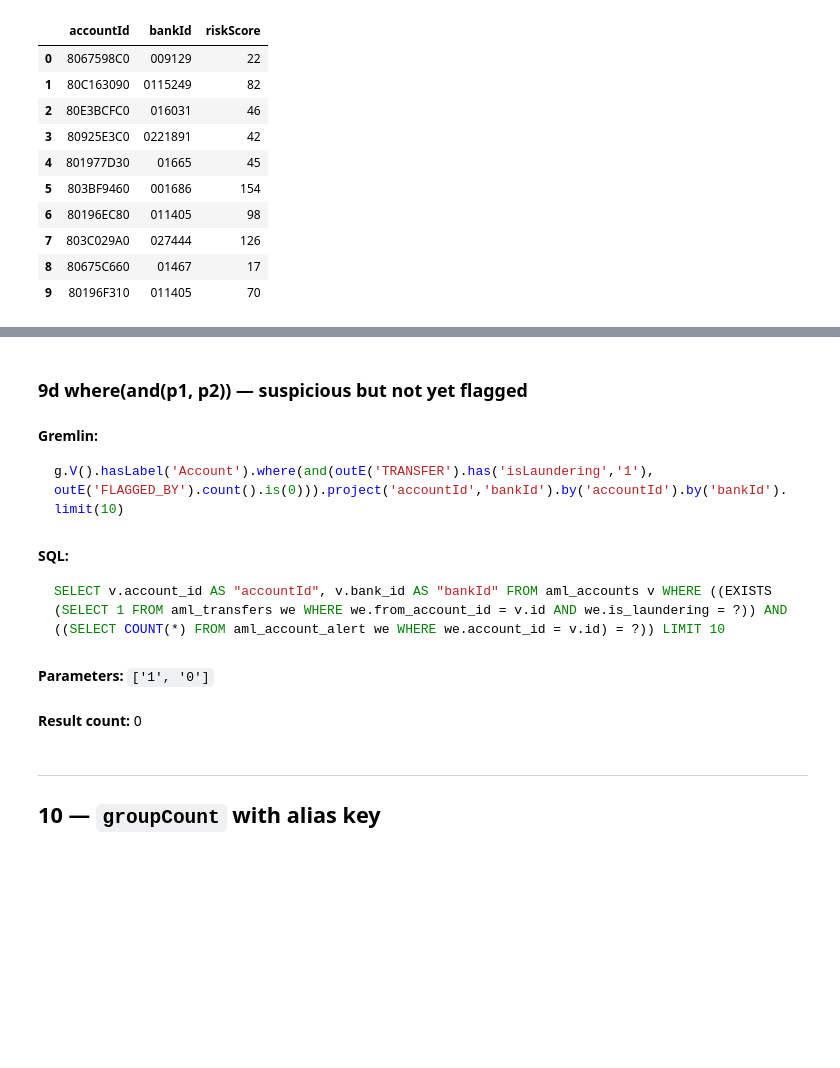
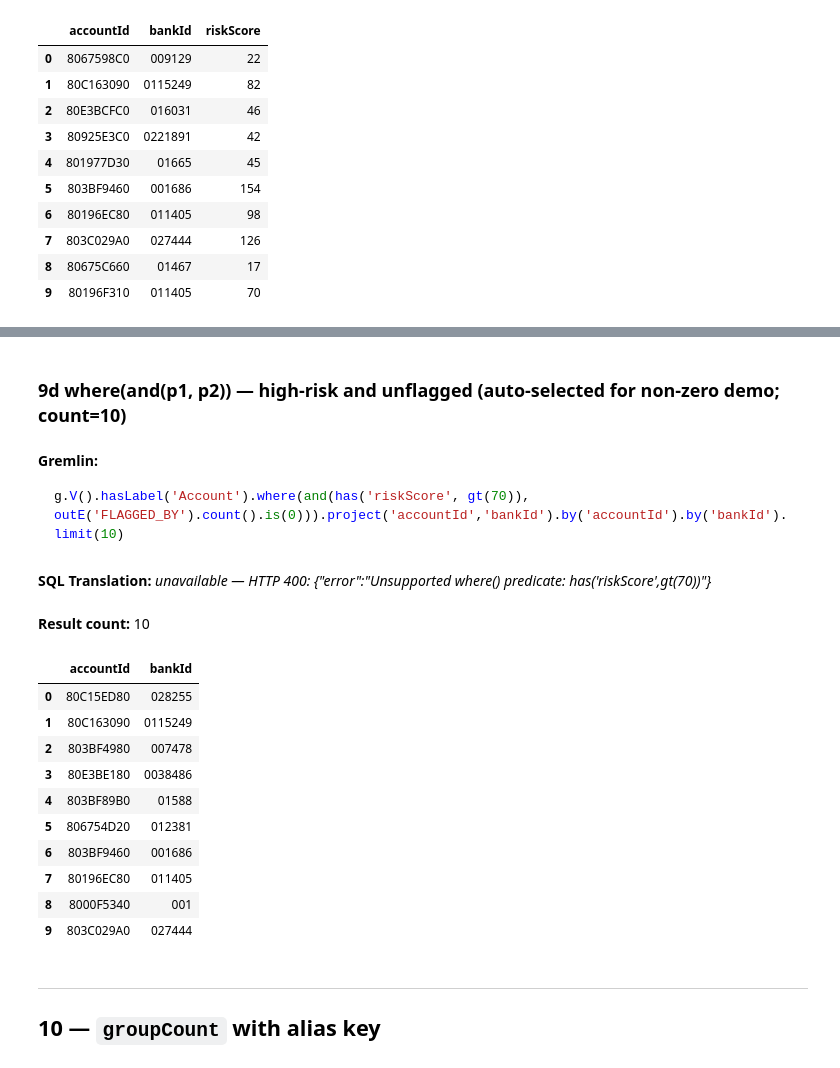
Before and after one commit to vaijosh/graph-query-engine, a Jupyter notebook: iceberg_sql_capability_showcase.ipynb, the cells around one changed output, grey strips where cells are left out. Drawn from its saved outputs; the diff is of its cells as text; code cells hidden in the pictures; blank space fills up the shorter version.

````diff
--- a/iceberg_sql_capability_showcase.ipynb
+++ b/iceberg_sql_capability_showcase.ipynb
@@ -1310,23 +1324,36 @@ SELECT v.account_id AS "accountId", v.bank_id AS "bankId" FROM aml_accounts v WH
 | 7 | 806759B30 | 0017246 |
 | 8 | 803BF4980 | 007478 |
 | 9 | 80E3BE180 | 0038486 |
-# %%
-show(
-    "g.V().hasLabel('Account').where(and(outE('TRANSFER').has('isLaundering','1'), outE('FLAGGED_BY').count().is(0))).project('accountId','bankId').by('accountId').by('bankId').limit(10)",
-    title="9d  where(and(p1, p2)) — suspicious but not yet flagged",
-)
-# %% [output]
-### 9d  where(and(p1, p2)) — suspicious but not yet flagged
-**Gremlin:**
-```groovy
-g.V().hasLabel('Account').where(and(outE('TRANSFER').has('isLaundering','1'), outE('FLAGGED_BY').count().is(0))).project('accountId','bankId').by('accountId').by('bankId').limit(10)
-```
-**SQL:**
-```sql
-SELECT v.account_id AS "accountId", v.bank_id AS "bankId" FROM aml_accounts v WHERE ((EXISTS (SELECT 1 FROM aml_transfers we WHERE we.from_account_id = v.id AND we.is_laundering = ?)) AND ((SELECT COUNT(*) FROM aml_account_alert we WHERE we.account_id = v.id) = ?)) LIMIT 10
-```
-**Parameters:** `['1', '0']`
-**Result count:** 0
+# %%
+q9d_candidates = [
+    ("suspicious but unflagged", "g.V().hasLabel('Account').where(and(outE('TRANSFER').has('isLaundering','1'), outE('FLAGGED_BY').count().is(0))).project('accountId','bankId').by('accountId').by('bankId').limit(10)"),
+    ("high-risk and unflagged", "g.V().hasLabel('Account').where(and(has('riskScore', gt(70)), outE('FLAGGED_BY').count().is(0))).project('accountId','bankId').by('accountId').by('bankId').limit(10)"),
+    ("active and unflagged", "g.V().hasLabel('Account').where(and(outE('TRANSFER').count().is(gt(0)), outE('FLAGGED_BY').count().is(0))).project('accountId','bankId').by('accountId').by('bankId').limit(10)"),
+]
+q9d_label, q9d_query, q9d_count = pick_first_non_empty(q9d_candidates)
+show(
+    q9d_query,
+    title=f"9d  where(and(p1, p2)) — {q9d_label} (auto-selected for non-zero demo; count={q9d_count})",
+)
+# %% [output]
+### 9d  where(and(p1, p2)) — high-risk and unflagged (auto-selected for non-zero demo; count=10)
+**Gremlin:**
+```groovy
+g.V().hasLabel('Account').where(and(has('riskScore', gt(70)), outE('FLAGGED_BY').count().is(0))).project('accountId','bankId').by('accountId').by('bankId').limit(10)
+```
+**SQL Translation:** *unavailable — HTTP 400: {"error":"Unsupported where() predicate: has('riskScore',gt(70))"}*
+**Result count:** 10
+|  | accountId | bankId |
+| 0 | 80C15ED80 | 028255 |
+| 1 | 80C163090 | 0115249 |
+| 2 | 803BF4980 | 007478 |
+| 3 | 80E3BE180 | 0038486 |
+| 4 | 803BF89B0 | 01588 |
+| 5 | 806754D20 | 012381 |
+| 6 | 803BF9460 | 001686 |
+| 7 | 80196EC80 | 011405 |
+| 8 | 8000F5340 | 001 |
+| 9 | 803C029A0 | 027444 |
 # %% [markdown]
 ---
 ## 10 — `groupCount` with alias key
````
Also changed, not shown: parts of 4 cells of this notebook, 7 other files.
